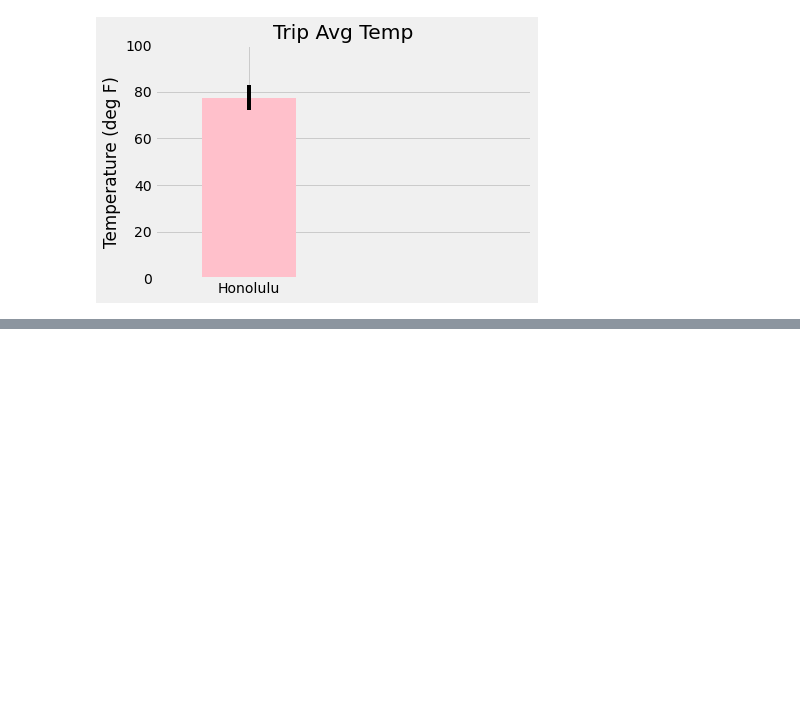
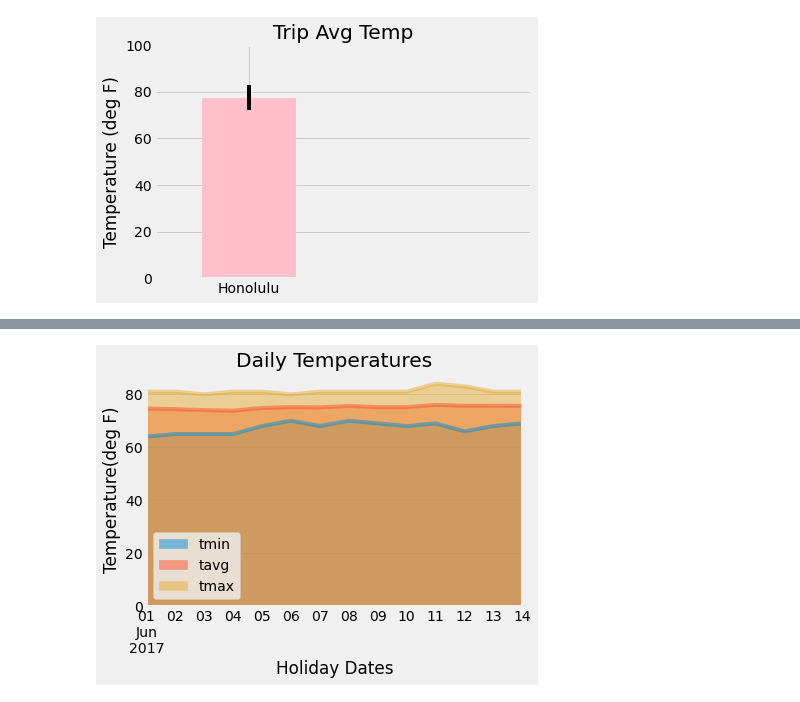
Before and after one commit to KatherineH-cls/sqlalchemy-challenge, a Jupyter notebook: climate_kh.ipynb, the cells around one changed output, grey strips where cells are left out. Saved outputs shown, nothing was run; the diff lists cells and outputs as text; code cells hidden in the pictures; blank space fills up the shorter version.

```diff
--- a/climate_kh.ipynb
+++ b/climate_kh.ipynb
@@ -438,9 +443,18 @@ daily_normals("01-01")
 # push each tuple of calculations into a list called `normals`
 
 # Set the start and end date of the trip
+start_date = '2017-06-01'
+end_date = '2017-06-14'
 
 # Use the start and end date to create a range of dates
+dates = pd.date_range(start_date, end_date)
+dates_2 = pd.to_datetime(dates)
 
 # Stip off the year and save a list of %m-%d strings
+dates_3 = dates_2.strftime("%m-%d")
 
 # Loop through the list of %m-%d strings and calculate the normals for each date
+# note np.ravel flattens an array
+holiday_normals = []
+for date in dates_3:
+    holiday_normals.append(list(np.ravel(daily_normals(date))))
@@ -447,2 +478,4 @@ daily_normals("01-01")
 # %%
 # Load the previous query results into a Pandas DataFrame and add the `trip_dates` range as the `date` index
+holiday_normals_pd = pd.DataFrame(holiday_normals, index = dates_2, columns = ['tmin', 'tavg', 'tmax'])
+holiday_normals_pd
@@ -449,4 +498,12 @@ daily_normals("01-01")
 # %%
 # Plot the daily normals as an area plot with `stacked=False`
+holiday_normals_pd.plot.area(stacked = False)
+plt.ylabel('Temperature(deg F)')
+plt.xlabel('Holiday Dates')
+plt.title('Daily Temperatures')
+plt.tight_layout
+plt.show()
+# %% [output]
+[figure, added]
 # %%
 session.close()
```
Also changed, not shown: parts of 8 cells of this notebook.
